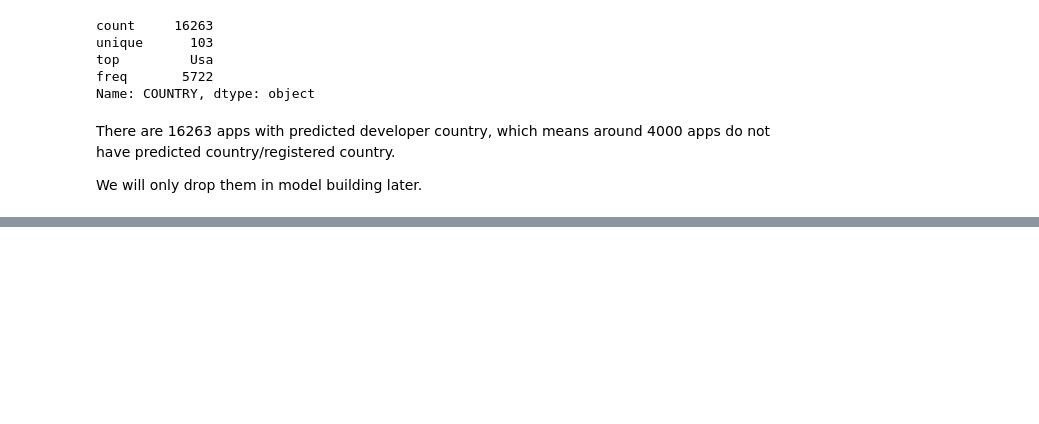
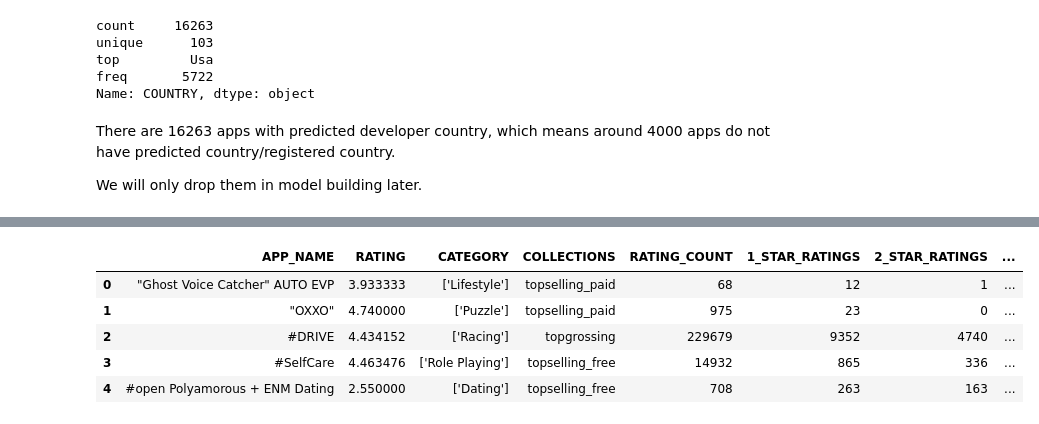
Before and after one commit to limivann/app-performance-predictor, a Jupyter notebook: data-cleaning/data_cleaning.ipynb, the cells around one changed output, grey strips where cells are left out. Saved outputs shown, nothing was run; the diff lists cells and outputs as text; code cells hidden in the pictures; blank space fills up the shorter version.

```diff
--- a/data-cleaning/data_cleaning.ipynb
+++ b/data-cleaning/data_cleaning.ipynb
@@ -411,0 +439,15 @@ We will only drop them in model building later.
+# %%
+i = 0
+for tags in temp_df:
+    to_add = []
+    [to_add.append(x) for x in tags if x not in to_add]
+    df.loc[i, "CATEGORY"] = str(to_add)
+    i+=1
+df.head()
+# %% [output]
+|  | APP_NAME | RATING | CATEGORY | COLLECTIONS | RATING_COUNT | 1_STAR_RATINGS | 2_STAR_RATINGS | ... |
+| 0 | "Ghost Voice Catcher" AUTO EVP | 3.933333 | ['Lifestyle'] | topselling_paid | 68 | 12 | 1 | ... |
+| 1 | "OXXO" | 4.740000 | ['Puzzle'] | topselling_paid | 975 | 23 | 0 | ... |
+| 2 | #DRIVE | 4.434152 | ['Racing'] | topgrossing | 229679 | 9352 | 4740 | ... |
+| 3 | #SelfCare | 4.463476 | ['Role Playing'] | topselling_free | 14932 | 865 | 336 | ... |
+| 4 | #open Polyamorous + ENM Dating | 2.550000 | ['Dating'] | topselling_free | 708 | 263 | 163 | ... |
```
Also changed, not shown: parts of 6 cells of this notebook, 1 other file.
